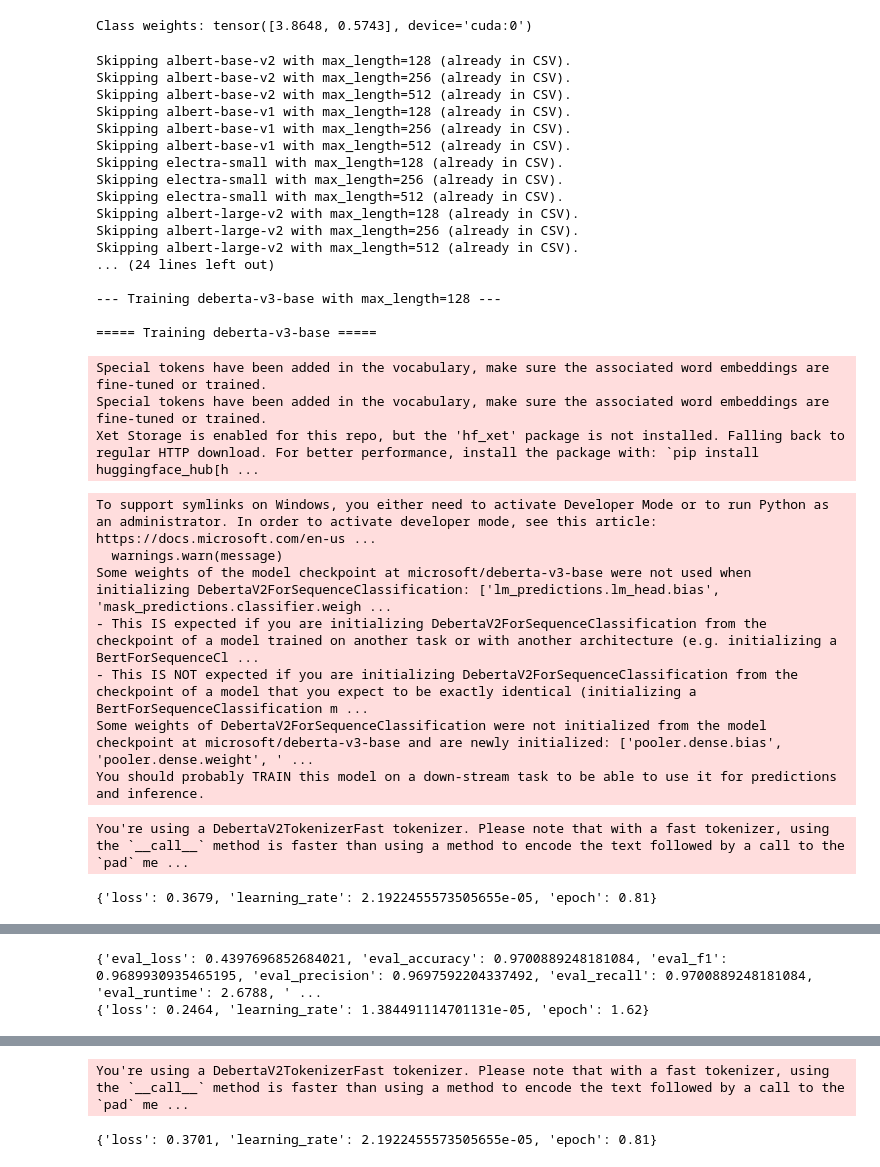
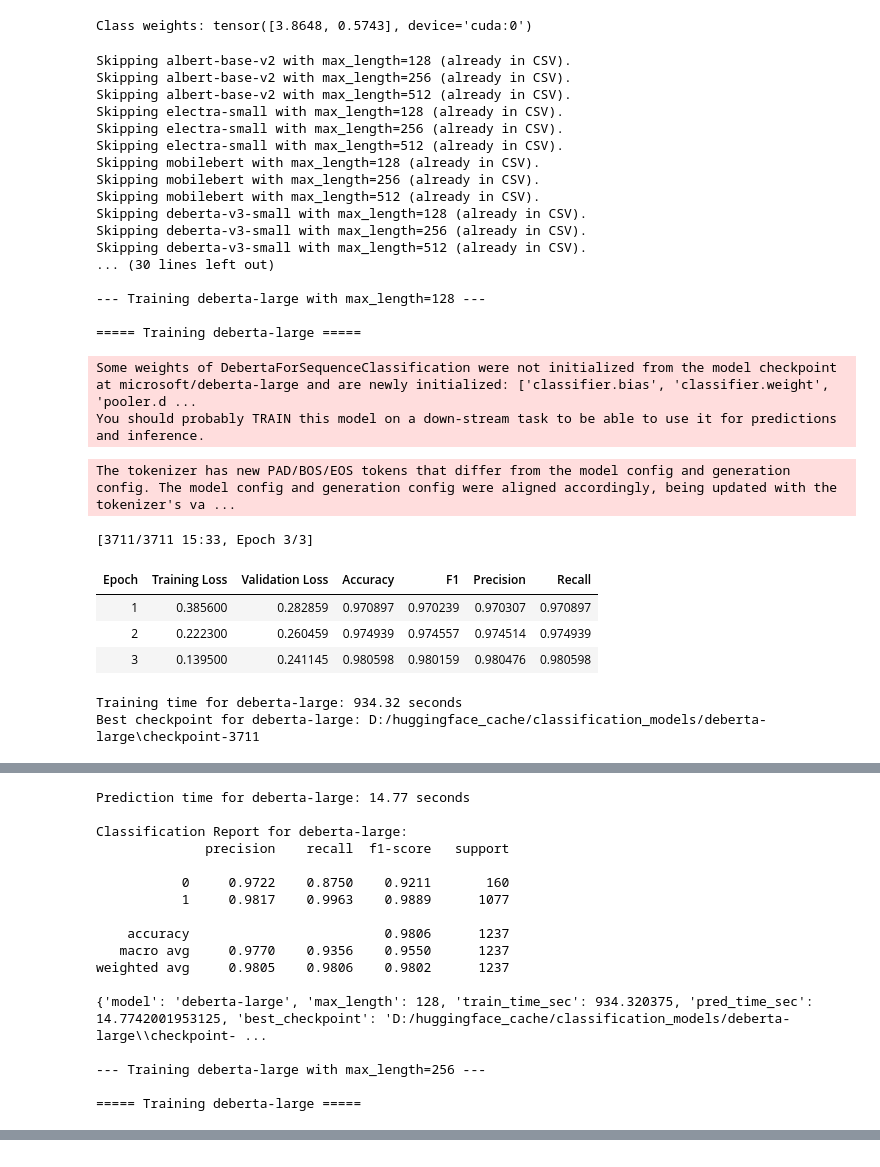
Before and after one commit to jeffreywallphd/LMForge, a Jupyter notebook: Sandbox/Cletus/relavance_classifier_multi_nvidia.ipynb, the cells around one changed output, grey strips where cells are left out. Drawn from its saved outputs; the diff is of its cells as text; code cells hidden in the pictures.

Commit message:
updated configs

```diff
--- a/Sandbox/Cletus/relavance_classifier_multi_nvidia.ipynb
+++ b/Sandbox/Cletus/relavance_classifier_multi_nvidia.ipynb
@@ -381,12 +325,12 @@ def train_and_evaluate(model_name, train_dataset, test_dataset, data, max_length
     # Training args
     training_args = TrainingArguments(
         output_dir=f"{CONFIG['output_dir']}/{model_name}",
-        evaluation_strategy="epoch",
+        eval_strategy="epoch",
         save_strategy="epoch",
-        learning_rate= CONFIG["learning_rate"][cfg["type"]],
+        learning_rate= CONFIG["learning_rate"],
         per_device_train_batch_size=CONFIG["batch_size"][cfg["type"]],
         per_device_eval_batch_size=CONFIG["batch_size"][cfg["type"]],
-        num_train_epochs=CONFIG["epochs"][cfg["type"]],
+        num_train_epochs=CONFIG["epochs"],
         weight_decay=CONFIG["weight_decay"],
         logging_dir=f"./logs_{model_name}",
         report_to="none",
@@ -417,6 +361,10 @@ def train_and_evaluate(model_name, train_dataset, test_dataset, data, max_length
     t_train_time = t_train_start.elapsed_time(t_train_end) / 1000  # convert to seconds
     print(f"Training time for {model_name}: {t_train_time:.2f} seconds")
 
+    # Get best checkpoint
+    best_checkpoint = trainer.state.best_model_checkpoint
+    print(f"Best checkpoint for {model_name}: {best_checkpoint}")
+
     # Predictions
     t_pred_start = torch.cuda.Event(enable_timing=True)
     t_pred_end = torch.cuda.Event(enable_timing=True)
@@ -437,6 +385,7 @@ def train_and_evaluate(model_name, train_dataset, test_dataset, data, max_length
         "max_length": max_length,
         "train_time_sec": t_train_time,
         "pred_time_sec": t_pred_time,
+        "best_checkpoint": best_checkpoint,
         "accuracy": accuracy_score(y_true, y_pred),
         "f1": precision_recall_fscore_support(y_true, y_pred, average='weighted')[2],
         "precision": precision_recall_fscore_support(y_true, y_pred, average='weighted')[0],
@@ -446,47 +395,45 @@ def train_and_evaluate(model_name, train_dataset, test_dataset, data, max_length
 # %%
 for model_name in MODEL_CONFIGS.keys():
     for max_len in CONFIG["max_length"]:
         # skip if this (model, max_len) already exists in CSV
-        if os.path.exists("model_performance_nvidia.csv") and f"{model_name},{max_len}," in open("model_performance_nvidia.csv").read():
+        if os.path.exists("model_performance.csv") and f"{model_name},{max_len}," in open("model_performance.csv").read():
             print(f"Skipping {model_name} with max_length={max_len} (already in CSV).")
             continue
 
         print(f"\n--- Training {model_name} with max_length={max_len} ---")
         performance = train_and_evaluate(model_name, train_dataset, test_dataset, data, max_len)
         print(performance)
         # save performance to a csv file
-        with open("model_performance_nvidia.csv", "a") as f:
+        with open("model_performance.csv", "a") as f:
             #headers if file is empty
-            if os.stat("model_performance_nvidia.csv").st_size == 0:
-                f.write("model,max_length,train_time_sec,pred_time_sec,accuracy,f1,precision,recall\n")
+            if os.stat("model_performance.csv").st_size == 0:
+                f.write("model,max_length,train_time_sec,pred_time_sec,best_checkpoint,accuracy,f1,precision,recall\n")
             f.write(",".join([str(performance[k]) for k in performance]) + "\n")
 # %% [output]
 Skipping albert-base-v2 with max_length=128 (already in CSV).
 Skipping albert-base-v2 with max_length=256 (already in CSV).
 Skipping albert-base-v2 with max_length=512 (already in CSV).
-Skipping albert-base-v1 with max_length=128 (already in CSV).
-Skipping albert-base-v1 with max_length=256 (already in CSV).
-Skipping albert-base-v1 with max_length=512 (already in CSV).
 Skipping electra-small with max_length=128 (already in CSV).
 Skipping electra-small with max_length=256 (already in CSV).
 Skipping electra-small with max_length=512 (already in CSV).
-Skipping albert-large-v2 with max_length=128 (already in CSV).
-Skipping albert-large-v2 with max_length=256 (already in CSV).
-Skipping albert-large-v2 with max_length=512 (already in CSV).
-... (24 lines left out)
+Skipping mobilebert with max_length=128 (already in CSV).
+Skipping mobilebert with max_length=256 (already in CSV).
+Skipping mobilebert with max_length=512 (already in CSV).
+Skipping deberta-v3-small with max_length=128 (already in CSV).
+Skipping deberta-v3-small with max_length=256 (already in CSV).
+Skipping deberta-v3-small with max_length=512 (already in CSV).
+... (30 lines left out)
 
---- Training deberta-v3-base with max_length=128 ---
+--- Training deberta-large with max_length=128 ---
 
-===== Training deberta-v3-base =====
+===== Training deberta-large =====
-Special tokens have been added in the vocabulary, make sure the associated word embeddings are fine-tuned or trained.
-Special tokens have been added in the vocabulary, make sure the associated word embeddings are fine-tuned or trained.
-Xet Storage is enabled for this repo, but the 'hf_xet' package is not installed. Falling back to regular HTTP download. For better performance, install the package with: `pip install huggingface_hub[h ...
+Some weights of DebertaForSequenceClassification were not initialized from the model checkpoint at microsoft/deberta-large and are newly initialized: ['classifier.bias', 'classifier.weight', 'pooler.d ...
+You should probably TRAIN this model on a down-stream task to be able to use it for predictions and inference.
-To support symlinks on Windows, you either need to activate Developer Mode or to run Python as an administrator. In order to activate developer mode, see this article: https://docs.microsoft.com/en-us ...
-  warnings.warn(message)
-Some weights of the model checkpoint at microsoft/deberta-v3-base were not used when initializing DebertaV2ForSequenceClassification: ['lm_predictions.lm_head.bias', 'mask_predictions.classifier.weigh ...
-- This IS expected if you are initializing DebertaV2ForSequenceClassification from the checkpoint of a model trained on another task or with another architecture (e.g. initializing a BertForSequenceCl ...
-- This IS NOT expected if you are initializing DebertaV2ForSequenceClassification from the checkpoint of a model that you expect to be exactly identical (initializing a BertForSequenceClassification m ...
-Some weights of DebertaV2ForSequenceClassification were not initialized from the model checkpoint at microsoft/deberta-v3-base and are newly initialized: ['pooler.dense.bias', 'pooler.dense.weight', ' ...
-You should probably TRAIN this model on a down-stream task to be able to use it for predictions and inference.
+The tokenizer has new PAD/BOS/EOS tokens that differ from the model config and generation config. The model config and generation config were aligned accordingly, being updated with the tokenizer's va ...
-You're using a DebertaV2TokenizerFast tokenizer. Please note that with a fast tokenizer, using the `__call__` method is faster than using a method to encode the text followed by a call to the `pad` me ...
+[3711/3711 15:33, Epoch 3/3]
+| Epoch | Training Loss | Validation Loss | Accuracy | F1 | Precision | Recall |
+| 1 | 0.385600 | 0.282859 | 0.970897 | 0.970239 | 0.970307 | 0.970897 |
+| 2 | 0.222300 | 0.260459 | 0.974939 | 0.974557 | 0.974514 | 0.974939 |
+| 3 | 0.139500 | 0.241145 | 0.980598 | 0.980159 | 0.980476 | 0.980598 |
-{'loss': 0.3679, 'learning_rate': 2.1922455573505655e-05, 'epoch': 0.81}
+Training time for deberta-large: 934.32 seconds
+Best checkpoint for deberta-large: D:/huggingface_cache/classification_models/deberta-large\checkpoint-3711
@@ -493,2 +441,17 @@ You're using a DebertaV2TokenizerFast tokenizer. Please note that with a fast to
-{'eval_loss': 0.4397696852684021, 'eval_accuracy': 0.9700889248181084, 'eval_f1': 0.9689930935465195, 'eval_precision': 0.9697592204337492, 'eval_recall': 0.9700889248181084, 'eval_runtime': 2.6788, ' ...
-{'loss': 0.2464, 'learning_rate': 1.384491114701131e-05, 'epoch': 1.62}
+Prediction time for deberta-large: 14.77 seconds
+
+Classification Report for deberta-large:
+              precision    recall  f1-score   support
+
+           0     0.9722    0.8750    0.9211       160
+           1     0.9817    0.9963    0.9889      1077
+
+    accuracy                         0.9806      1237
+   macro avg     0.9770    0.9356    0.9550      1237
+weighted avg     0.9805    0.9806    0.9802      1237
+
+{'model': 'deberta-large', 'max_length': 128, 'train_time_sec': 934.320375, 'pred_time_sec': 14.7742001953125, 'best_checkpoint': 'D:/huggingface_cache/classification_models/deberta-large\\checkpoint- ...
+
+--- Training deberta-large with max_length=256 ---
+
+===== Training deberta-large =====
@@ -524,2 +466,0 @@ You should probably TRAIN this model on a down-stream task to be able to use it
-You're using a DebertaV2TokenizerFast tokenizer. Please note that with a fast tokenizer, using the `__call__` method is faster than using a method to encode the text followed by a call to the `pad` me ...
-{'loss': 0.3701, 'learning_rate': 2.1922455573505655e-05, 'epoch': 0.81}
```
Also changed, not shown: parts of 3 cells of this notebook, 2 other files.
